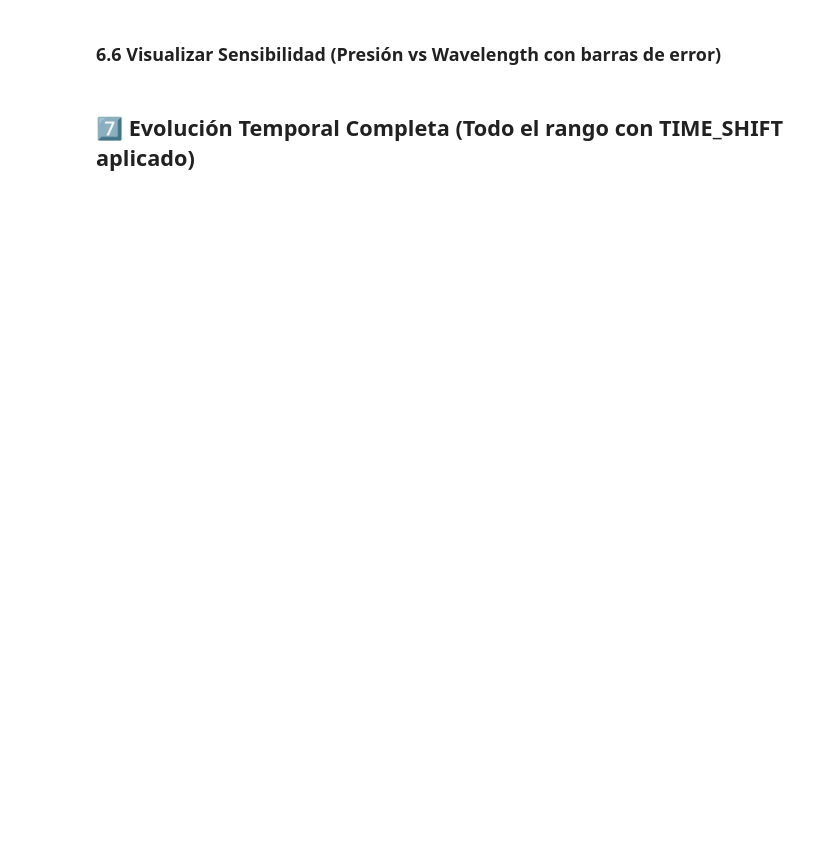
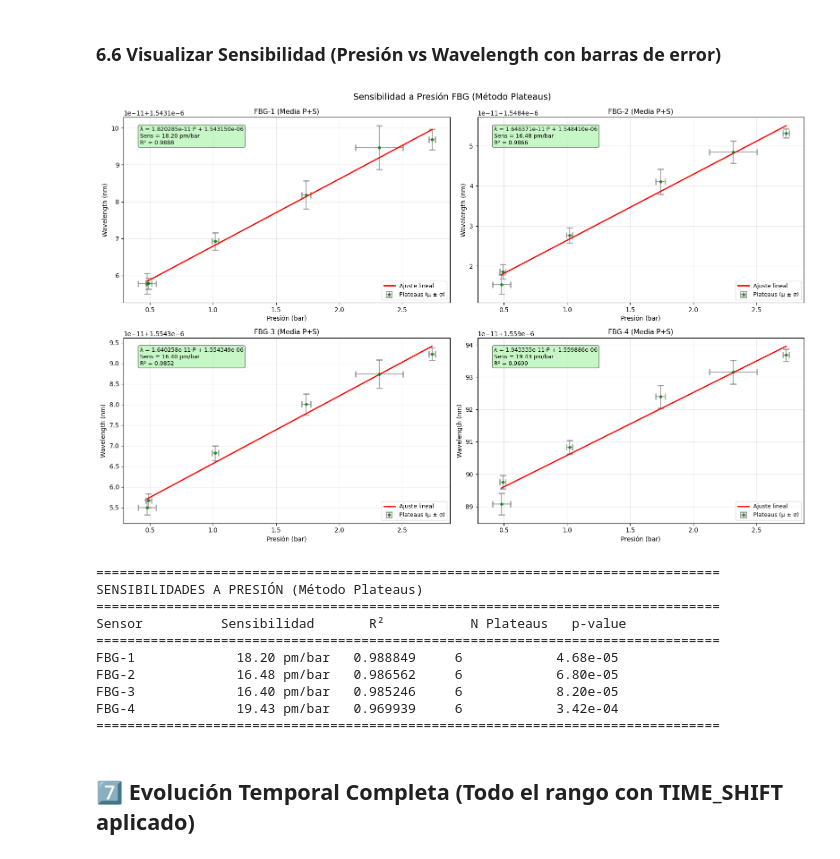
Before and after one commit to garpol/rtd-calibration-ana, a Jupyter notebook: FBG_Sensitivity_Analysis/Analisis_FBG_4sensores_20260219.ipynb, the cells around one changed output. Drawn from its saved outputs; the diff is of its cells as text; code cells hidden in the pictures; blank space fills up the shorter version.

```diff
--- a/FBG_Sensitivity_Analysis/Analisis_FBG_4sensores_20260219.ipynb
+++ b/FBG_Sensitivity_Analysis/Analisis_FBG_4sensores_20260219.ipynb
@@ -1038,7 +1206,7 @@ for idx, (fbg_label, fbg_data) in enumerate(fbg_mean_data.items()):
         "r_squared": r_value_p**2,
         "p_value": p_value_p,
         "std_err": std_err_p,
-        "sensitivity_pm_bar": slope_p * 1000,  # nm/bar -> pm/bar
+        "sensitivity_pm_bar": slope_p * 1e12,  # m/bar -> pm/bar
         "n_plateaus": len(plateau_stats)
     }
 
@@ -1058,8 +1226,8 @@ for idx, (fbg_label, fbg_data) in enumerate(fbg_mean_data.items()):
     ax.plot(press_range, wav_fit_p, 'r-', linewidth=2, label='Ajuste lineal')
 
     # Añadir ecuación de la recta en el plot
-    sensitivity_pm_bar = slope_p * 1000
-    equation_text = f'λ = {slope_p:.6f}·P + {intercept_p:.6f}\n'
+    sensitivity_pm_bar = slope_p * 1e12
+    equation_text = f'λ = {slope_p:.6e}·P + {intercept_p:.6e}\n'  # meters, scientific notation
     equation_text += f'Sens = {sensitivity_pm_bar:.2f} pm/bar\n'
     equation_text += f'R² = {r_value_p**2:.4f}'
 
@@ -1070,33 +1238,45 @@ for idx, (fbg_label, fbg_data) in enumerate(fbg_mean_data.items()):
             bbox=dict(boxstyle='round', facecolor='lightgreen', alpha=0.5))
 
     # Configuración del plot
     ax.set_title(f"FBG-{sensor_num} (Media P+S)", fontsize=11)
     ax.set_xlabel('Presión (bar)', fontsize=10)
     ax.set_ylabel('Wavelength (nm)', fontsize=10)
     ax.grid(True, alpha=0.3)
     ax.legend(fontsize=9, loc='lower right')
 
 plt.tight_layout()
 plt.suptitle(f'Sensibilidad a Presión FBG (Método Plateaus)',
              fontsize=14, y=1.02)
 plt.show()
 
 # Resumen de sensibilidades a presión
 print("\n" + "="*80)
 print("SENSIBILIDADES A PRESIÓN (Método Plateaus)")
 print("="*80)
 print(f"{'Sensor':<15} {'Sensibilidad':<18} {'R²':<12} {'N Plateaus':<12} {'p-value'}")
 print("="*80)
 
 for fbg_label in fbg_mean_data.keys():
     if fbg_label in plateau_press_sensitivities:
         sensor_num = fbg_mean_data[fbg_label]["sensor_num"]
         sens_data = plateau_press_sensitivities[fbg_label]
 
         print(f"FBG-{sensor_num}        {sens_data['sensitivity_pm_bar']:>10.2f} pm/bar   "
               f"{sens_data['r_squared']:<12.6f} {sens_data['n_plateaus']:<12d} {sens_data['p_value']:<.2e}")
 
 print("="*80)
+# %% [output]
+[figure, added]
+================================================================================
+SENSIBILIDADES A PRESIÓN (Método Plateaus)
+================================================================================
+Sensor          Sensibilidad       R²           N Plateaus   p-value
+================================================================================
+FBG-1             18.20 pm/bar   0.988849     6            4.68e-05
+FBG-2             16.48 pm/bar   0.986562     6            6.80e-05
+FBG-3             16.40 pm/bar   0.985246     6            8.20e-05
+FBG-4             19.43 pm/bar   0.969939     6            3.42e-04
+================================================================================
 # %% [markdown]
 ## 7️⃣ Evolución Temporal Completa (Todo el rango con TIME_SHIFT aplicado)
 # %%
```
Also changed, not shown: parts of 22 cells of this notebook.
